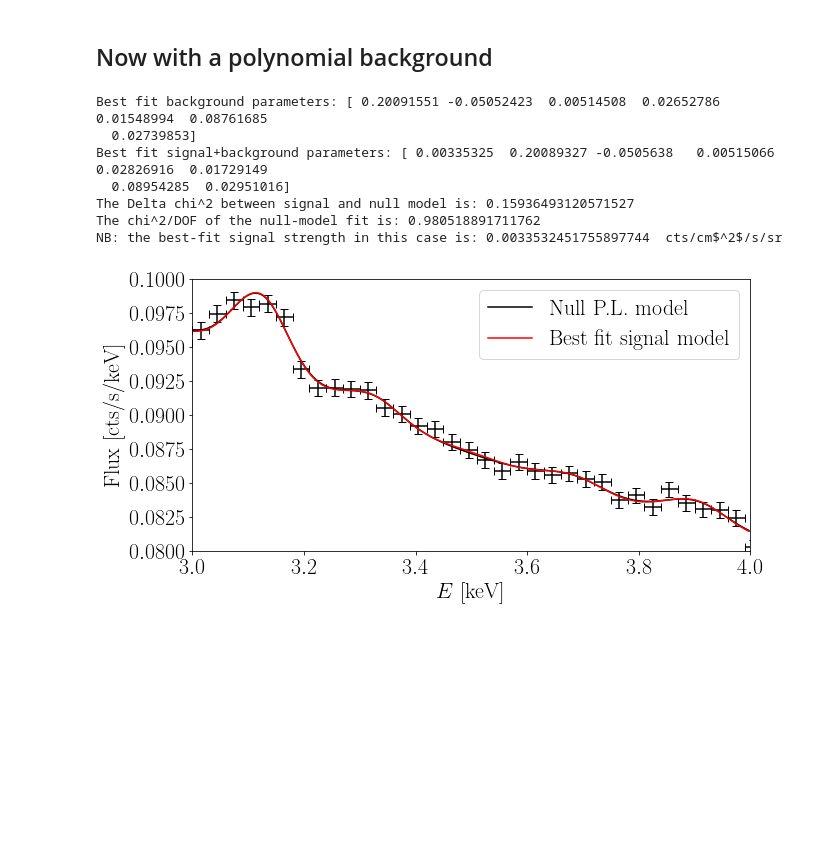
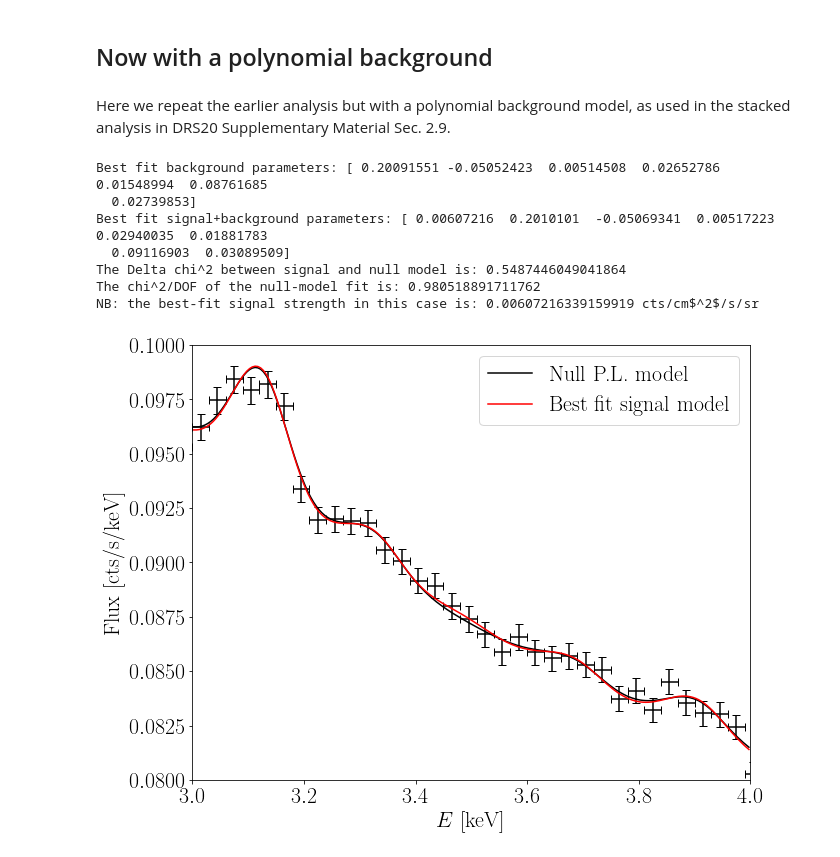
Before and after one commit to bsafdi/BlankSkyfor3p5, a Jupyter notebook: Jupyter/BMRS20_mos_our_cuts.ipynb, the cells around one changed output. Drawn from its saved outputs; the diff is of its cells as text; code cells hidden in the pictures; blank space fills up the shorter version.

```diff
--- a/Jupyter/BMRS20_mos_our_cuts.ipynb
+++ b/Jupyter/BMRS20_mos_our_cuts.ipynb
@@ -39,5 +38,5 @@ By default we will look for an anomalous line at 3.55 keV, as defined by the EUX
 # %%
-EUXL = 3.50#3.48#3.50 [keV]
+EUXL = 3.48 # [keV]
 # %% [markdown]
 **NB:** changing EUXL will of course vary the results below, and values in the surrounding discussion will not necessarily be reflective.
 
@@ -443,5 +442,7 @@ This corresponds to a limit on sin^2(2theta) of 1.0795873171590595e-11
 # %% [markdown]
 ## Now with a polynomial background
+# %% [markdown]
+Here we repeat the earlier analysis but with a polynomial background model, as used in the stacked analysis in DRS20 Supplementary Material Sec. 2.9.
 # %%
 whs_reduced = np.where((Energies >= 3.0) & (Energies <= 4.0))[0]
 Energies_reduced = Energies[whs_reduced]
@@ -485,37 +486,37 @@ print "Best fit signal+background parameters:", mn.x
 print "The Delta chi^2 between signal and null model is:", mn_null.fun - mn.fun
 print "The chi^2/DOF of the null-model fit is:", mn_null.fun/(len(whs_reduced)-7.)
 
-print "NB: the best-fit signal strength in this case is:", mn.x[0], " cts/cm$^2$/s/sr"
+print "NB: the best-fit signal strength in this case is:", mn.x[0], "cts/cm$^2$/s/sr"
 # %% [output]
 Best fit background parameters: [ 0.20091551 -0.05052423  0.00514508  0.02652786  0.01548994  0.08761685
   0.02739853]
-Best fit signal+background parameters: [ 0.00335325  0.20089327 -0.0505638   0.00515066  0.02826916  0.01729149
-  0.08954285  0.02951016]
-The Delta chi^2 between signal and null model is: 0.15936493120571527
+Best fit signal+background parameters: [ 0.00607216  0.2010101  -0.05069341  0.00517223  0.02940035  0.01881783
+  0.09116903  0.03089509]
+The Delta chi^2 between signal and null model is: 0.5487446049041864
 The chi^2/DOF of the null-model fit is: 0.980518891711762
-NB: the best-fit signal strength in this case is: 0.0033532451755897744  cts/cm$^2$/s/sr
+NB: the best-fit signal strength in this case is: 0.00607216339159919 cts/cm$^2$/s/sr
 # %%
-fig = plt.figure(figsize=(10,5))
+fig = plt.figure(figsize=(10,8))
 
 plt.errorbar(avg_data(Energies,6),avg_data(data,6),yerr=np.sqrt(6*avg_data(data_yerrs**2,6))/6.,xerr=6*(Energies[1]-Energies[0])/2.,
              color="black",marker="o", fmt='none',capsize=4)
 
 plt.plot(Energies_reduced,mod_poly_four_lines(Energies_reduced,mn_null.x),
          'k-',label =r"Null P.L. model")
 plt.plot(Energies_reduced,mod_poly_four_lines(Energies_reduced,mn.x[1:])+mn.x[0]*mod_UXL_reduced,
          'r-',label =r"Best fit signal model")
 
 plt.xlim(3,4)
 plt.ylim(0.08,0.1)
 
 plt.xticks(fontsize=22)
 plt.yticks(fontsize=22)
 plt.xlabel(r"$E$ [keV]",fontsize=22)
 plt.ylabel(r"Flux [cts/s/keV]",fontsize=22)
 plt.legend(fontsize=22)
 plt.show()
 # %% [output]
-[figure, old version]
+[figure, new version]
 # %%
 A_sig_array = np.linspace(mn.x[0],0.05,100)
 chi2_sig_array = np.zeros(len(A_sig_array))
```
Also changed, not shown: parts of 54 cells of this notebook, 16 other files.
